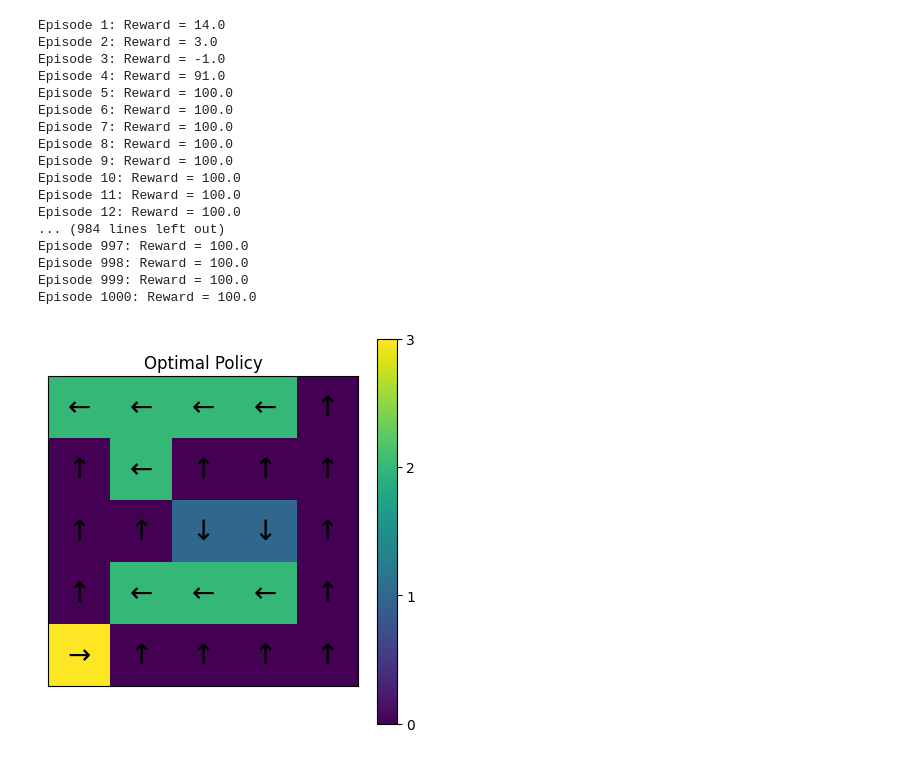
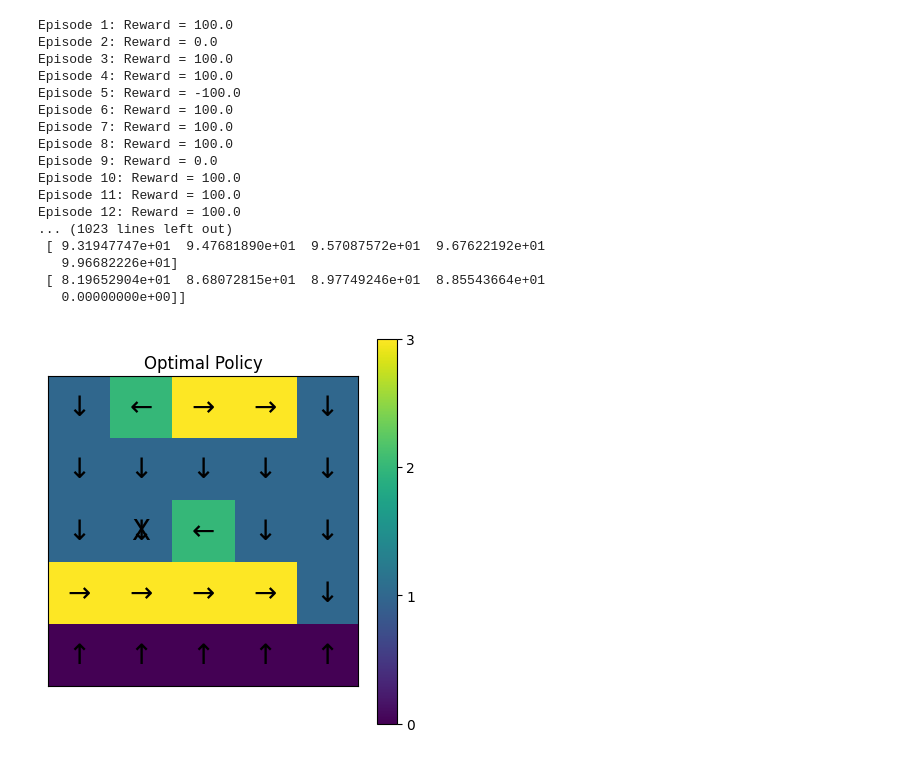
Before and after one commit to AriRyo/kjmlab_intern, a Jupyter notebook: notebook/grid-world-test1.ipynb, the cells around one changed output. Drawn from its saved outputs; the diff is of its cells as text; code cells hidden in the pictures.

Commit message:
feat: grid-worldの実装

```diff
--- a/notebook/grid-world-test.ipynb
+++ b/notebook/grid-world-test1.ipynb
@@ -15,8 +15,10 @@ actions = [(-1, 0), (1, 0), (0, -1), (0, 1)]  # 上、下、左、右
 
 # 報酬の設定
 rewards = np.zeros((grid_size, grid_size))
-rewards[0, 0] = 1
-rewards[grid_size - 1, grid_size - 1] = -1
+rewards[0, 0] = 0
+# 落とし穴を設定
+rewards[1, grid_size//2] = -100
+rewards[grid_size - 1, grid_size - 1] = 100
 
 # Actor-Criticのパラメータ
 actor_weights = np.zeros((grid_size, grid_size, num_actions))
@@ -28,11 +30,12 @@ def update_weights(state, action, td_error):
     critic_weights[state[0], state[1]] += learning_rate * td_error
 
 # 行動の選択
-def choose_action(state):
+def choose_action(state, epsilon=0.1):
+    if np.random.random() < epsilon:
+        return np.random.choice(num_actions)
     action_probs = np.exp(actor_weights[state[0], state[1]])
     action_probs /= np.sum(action_probs)
-    action = np.random.choice(num_actions, p=action_probs)
-    return action
+    return np.random.choice(num_actions, p=action_probs)
 
 # エピソードの実行
 for episode in range(num_episodes):
@@ -55,42 +58,47 @@ for episode in range(num_episodes):
         update_weights(state, action, td_error)
 
         state = tuple(next_state)  # 状態をタプルに変換
 
         if state == (grid_size - 1, grid_size - 1):
             break
 
     print(f"Episode {episode + 1}: Reward = {episode_reward}")
 
 # 最適方策の可視化
 optimal_policy = np.argmax(actor_weights, axis=2)
 
+print("actor_weights : ", actor_weights)
+print("critic_weights : ", critic_weights)
+
 plt.figure(figsize=(5, 5))
 plt.imshow(optimal_policy, cmap='viridis', interpolation='none')
 for i in range(grid_size):
     for j in range(grid_size):
         arrow = '\u2191\u2193\u2190\u2192'[optimal_policy[i, j]]
         plt.text(j, i, arrow, ha='center', va='center', fontsize=20)
+        if i ==grid_size//2 and j == 1:
+            plt.text(j, i, 'X', ha='center', va='center', fontsize=20)
 plt.colorbar(ticks=[0, 1, 2, 3], orientation='vertical')
 plt.xticks([])
 plt.yticks([])
 plt.title('Optimal Policy')
 plt.show()
 # %% [output]
-Episode 1: Reward = 14.0
-Episode 2: Reward = 3.0
-Episode 3: Reward = -1.0
-Episode 4: Reward = 91.0
-Episode 5: Reward = 100.0
+Episode 1: Reward = 100.0
+Episode 2: Reward = 0.0
+Episode 3: Reward = 100.0
+Episode 4: Reward = 100.0
+Episode 5: Reward = -100.0
 Episode 6: Reward = 100.0
 Episode 7: Reward = 100.0
 Episode 8: Reward = 100.0
-Episode 9: Reward = 100.0
+Episode 9: Reward = 0.0
 Episode 10: Reward = 100.0
 Episode 11: Reward = 100.0
 Episode 12: Reward = 100.0
-... (984 lines left out)
-Episode 997: Reward = 100.0
-Episode 998: Reward = 100.0
-Episode 999: Reward = 100.0
-Episode 1000: Reward = 100.0
+... (1023 lines left out)
+ [ 9.31947747e+01  9.47681890e+01  9.57087572e+01  9.67622192e+01
+   9.96682226e+01]
+ [ 8.19652904e+01  8.68072815e+01  8.97749246e+01  8.85543664e+01
+   0.00000000e+00]]
-[figure, old version]
+[figure, new version]
```
Also changed, not shown: parts of 3 cells of this notebook, 3 other files.
